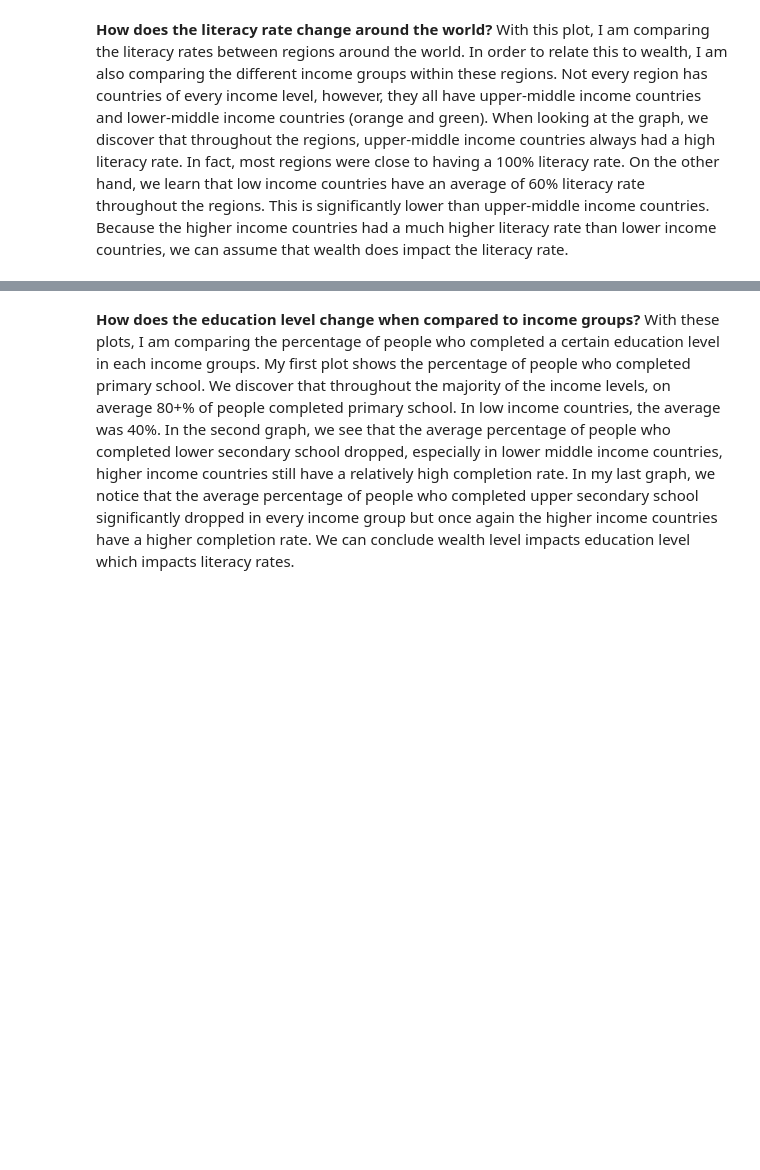
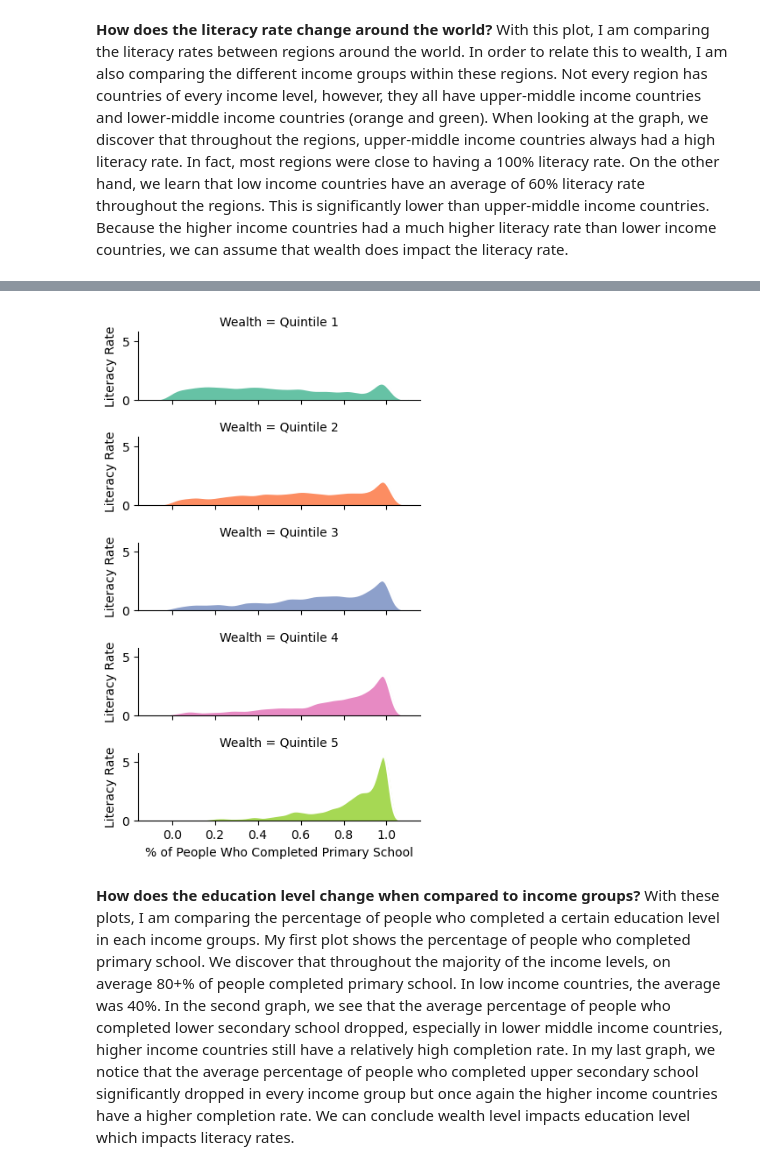
Before and after one commit to ubco-W2022T2-data301/project-group-group18, a Jupyter notebook: analysis/analysis2.ipynb, the cells around one changed output, grey strips where cells are left out. Drawn from its saved outputs; the diff is of its cells as text; code cells hidden in the pictures; blank space fills up the shorter version.

```diff
--- a/analysis/analysis2.ipynb
+++ b/analysis/analysis2.ipynb
@@ -29,3 +40,7 @@ pf.barplot(dataset)
+# %%
+pf.ridgeline3(dataset)
+# %% [output]
+[figure, added]
 # %% [markdown]
 **How does the education level change when compared to income groups?**
 With these plots, I am comparing the percentage of people who completed a certain education level in each income groups. My first plot shows the percentage of people who completed primary school. We discover that throughout the majority of the income levels, on average 80+% of people completed primary school. In low income countries, the average was 40%. In the second graph, we see that the average percentage of people who completed lower secondary school dropped, especially in lower middle income countries, higher income countries still have a relatively high completion rate. In my last graph, we notice that the average percentage of people who completed upper secondary school significantly dropped in every income group but once again the higher income countries have a higher completion rate. We can conclude wealth level impacts education level which impacts literacy rates.
```
Also changed, not shown: parts of 6 cells of this notebook, 3 other files.
